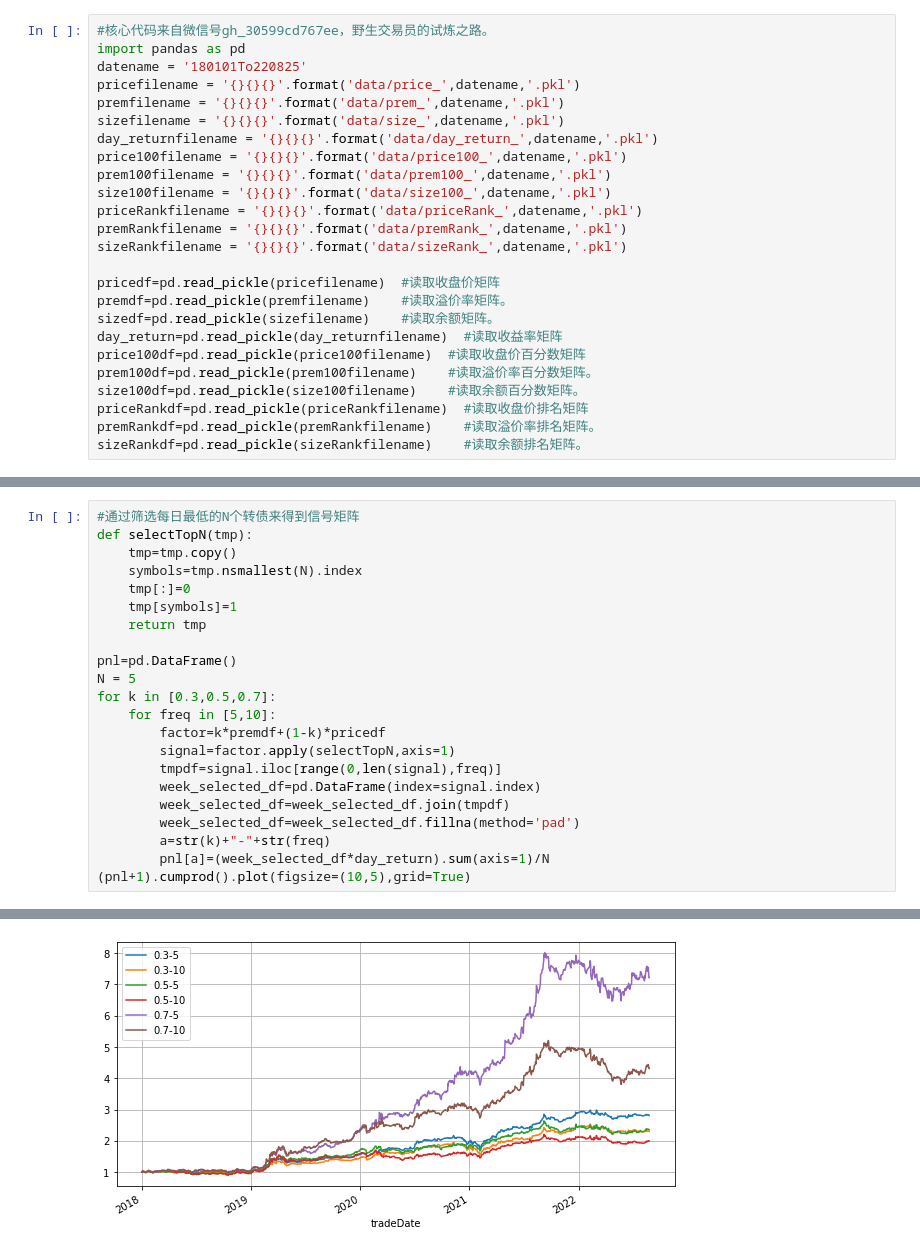
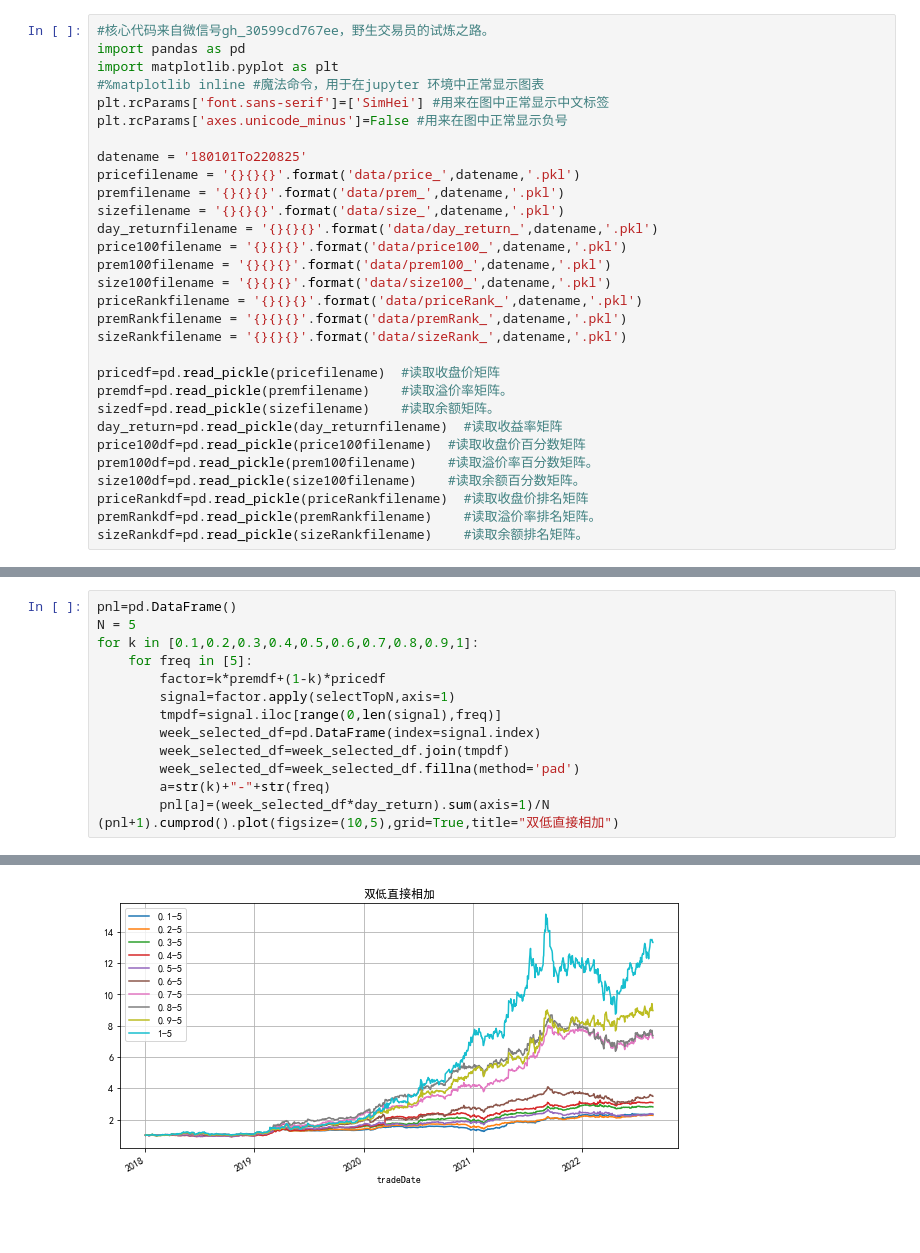
Before and after one commit to lverjia/C_Bond, a Jupyter notebook: 可转债回测1.0分时-多因子应用.ipynb, the cells around one changed output, grey strips where cells are left out. Drawn from its saved outputs; the diff is of its cells as text; blank space fills up the shorter version.

```diff
--- a/可转债回测1.0分时-多因子应用.ipynb
+++ b/可转债回测1.0分时-多因子应用.ipynb
@@ -1,6 +1,11 @@
 # %%
 #核心代码来自微信号gh_30599cd767ee，野生交易员的试炼之路。
 import pandas as pd
+import matplotlib.pyplot as plt
+#%matplotlib inline #魔法命令，用于在jupyter 环境中正常显示图表
+plt.rcParams['font.sans-serif']=['SimHei'] #用来在图中正常显示中文标签
+plt.rcParams['axes.unicode_minus']=False #用来在图中正常显示负号
+
 datename = '180101To220825'
 pricefilename = '{}{}{}'.format('data/price_',datename,'.pkl')
 premfilename = '{}{}{}'.format('data/prem_',datename,'.pkl')
@@ -26,16 +39,8 @@ sizeRankdf=pd.read_pickle(sizeRankfilename)    #读取余额排名矩阵。
 # %%
-#通过筛选每日最低的N个转债来得到信号矩阵
-def selectTopN(tmp):
-    tmp=tmp.copy()
-    symbols=tmp.nsmallest(N).index
-    tmp[:]=0
-    tmp[symbols]=1
-    return tmp
-
 pnl=pd.DataFrame()
 N = 5
-for k in [0.3,0.5,0.7]:
-    for freq in [5,10]:
+for k in [0.1,0.2,0.3,0.4,0.5,0.6,0.7,0.8,0.9,1]:
+    for freq in [5]:
         factor=k*premdf+(1-k)*pricedf
         signal=factor.apply(selectTopN,axis=1)
         tmpdf=signal.iloc[range(0,len(signal),freq)]
@@ -44,5 +49,5 @@ for k in [0.3,0.5,0.7]:
         week_selected_df=week_selected_df.fillna(method='pad')
         a=str(k)+"-"+str(freq)
         pnl[a]=(week_selected_df*day_return).sum(axis=1)/N
-(pnl+1).cumprod().plot(figsize=(10,5),grid=True)
+(pnl+1).cumprod().plot(figsize=(10,5),grid=True,title="双低直接相加")
 # %% [output]
@@ -50,2 +55,2 @@ for k in [0.3,0.5,0.7]:
-[figure, old version]
+[figure, new version]
 # %%
```
Also changed, not shown: parts of 11 cells of this notebook, 8 other files.
